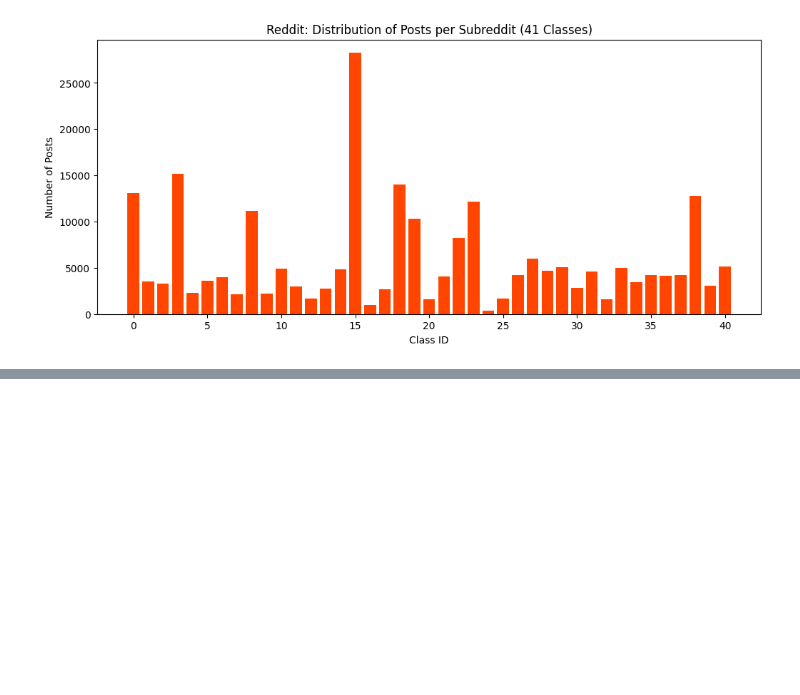
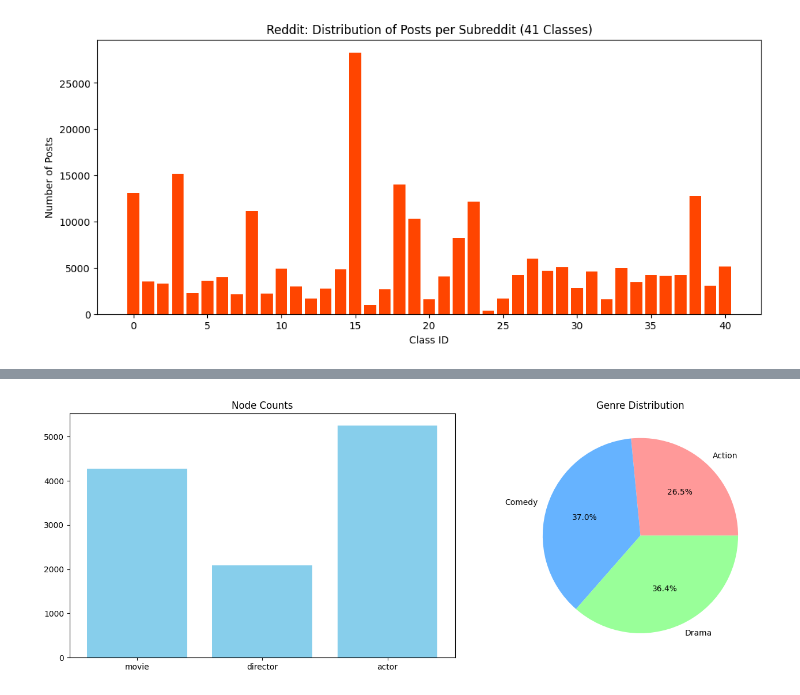
Before and after one commit to cs24d0002-jpg/graph_neural_networks, a Jupyter notebook: notebooks/EDA.ipynb, the cells around one changed output, grey strips where cells are left out. Cells and saved outputs as stored; diff of their text form; code cells hidden in the pictures; blank space fills up the shorter version.

Commit message:
Heterogeneous Dataset EDA

```diff
--- a/notebooks/EDA.ipynb
+++ b/notebooks/EDA.ipynb
@@ -144,5 +157,5 @@ plt.show()
 # %% [markdown]
 ## PubMed
 # %%
-dataset = Planetoid(root='../data/PubMed', name='PubMed', transform=T.NormalizeFeatures())
+dataset = Planetoid(root='../data', name='PubMed', transform=T.NormalizeFeatures())
 data = dataset[0]  # The CiteSeer dataset consists of a single large graph
@@ -339,0 +321,18 @@ NeighborLoader()
+# %%
+dataset = IMDB(root='../data/IMDB')
+data = dataset[0] # IMDB has 1 large graph
+# %%
+print("--- Node Statistics ---")
+for node_type in data.node_types:
+    print(f"Node Type: {node_type} | Count: {data[node_type].num_nodes}")
+
+print("\n--- Edge Statistics ---")
+for edge_type in data.edge_types:
+    print(f"Relation: {edge_type} | Count: {data[edge_type].num_edges}")
+
+print("\n--- Feature Check ---")
+for node_type in data.node_types:
+    has_x = 'x' in data[node_type]
+    print(f"Does {node_type} have features? {has_x}")
+    if has_x:
+        print(f"Feature shape: {data[node_type].x.shape}")
@@ -339,0 +358,69 @@ NeighborLoader()
+# %%
+def perform_hetero_eda(data):
+    print("=== IMDB Heterogeneous Graph EDA ===\n")
+
+    # 2. Inspect Node Types and Features
+    node_data = []
+    for node_type in data.node_types:
+        num_nodes = data[node_type].num_nodes
+        # Check if features exist
+        has_x = 'x' in data[node_type]
+        feat_dim = data[node_type].x.shape[1] if has_x else 0
+        node_data.append({
+            "Node Type": node_type,
+            "Count": num_nodes,
+            "Has Features": has_x,
+            "Feature Dim": feat_dim
+        })
+
+    df_nodes = pd.DataFrame(node_data)
+    print("--- Node Statistics ---")
+    print(df_nodes, "\n")
+
+    # 3. Inspect Edge Types (Triplets)
+    edge_data = []
+    for edge_type in data.edge_types:
+        num_edges = data[edge_type].num_edges
+        edge_data.append({
+            "Relation": " -> ".join(edge_type),
+            "Count": num_edges
+        })
+
+    df_edges = pd.DataFrame(edge_data)
+    print("--- Edge Statistics ---")
+    print(df_edges, "\n")
+
+    # 4. Target Label Distribution (Movie Genre)
+    # Target is stored in data['movie'].y
+    y = data['movie'].y
+    unique, counts = torch.unique(y, return_counts=True)
+
+    # IMDB Mapping: 0: Action, 1: Comedy, 2: Drama
+    genre_map = {0: 'Action', 1: 'Comedy', 2: 'Drama'}
+    print("--- Label Distribution (Movie Genre) ---")
+    for val, count in zip(unique, counts):
+        print(f"{genre_map[val.item()]}: {count.item()} ({count.item()/len(y)*100:.1f}%)")
+
+    # 5. Visualizations
+    fig, ax = plt.subplots(1, 2, figsize=(14, 5))
+
+    # Plot Nodes
+    ax[0].bar(df_nodes['Node Type'], df_nodes['Count'], color='skyblue')
+    ax[0].set_title("Node Counts")
+
+    # Plot Genres
+    genre_names = [genre_map[v.item()] for v in unique]
+    ax[1].pie(counts, labels=genre_names, autopct='%1.1f%%', colors=['#ff9999','#66b3ff','#99ff99'])
+    ax[1].set_title("Genre Distribution")
+
+    plt.tight_layout()
+    plt.show()
+
+# Run the EDA
+perform_hetero_eda(data)
+
+# 6. Check for Homophily (Average Degree)
+total_movie_edges = data['movie', 'to', 'actor'].num_edges + data['movie', 'to', 'director'].num_edges
+avg_degree = total_movie_edges / data['movie'].num_nodes
+print(f"\nAverage connections per movie: {avg_degree:.2f}")
+# %% [output]
@@ -339,0 +446 @@ NeighborLoader()
+[figure, added]
```
Also changed, not shown: parts of 19 cells of this notebook, 5 other files.
